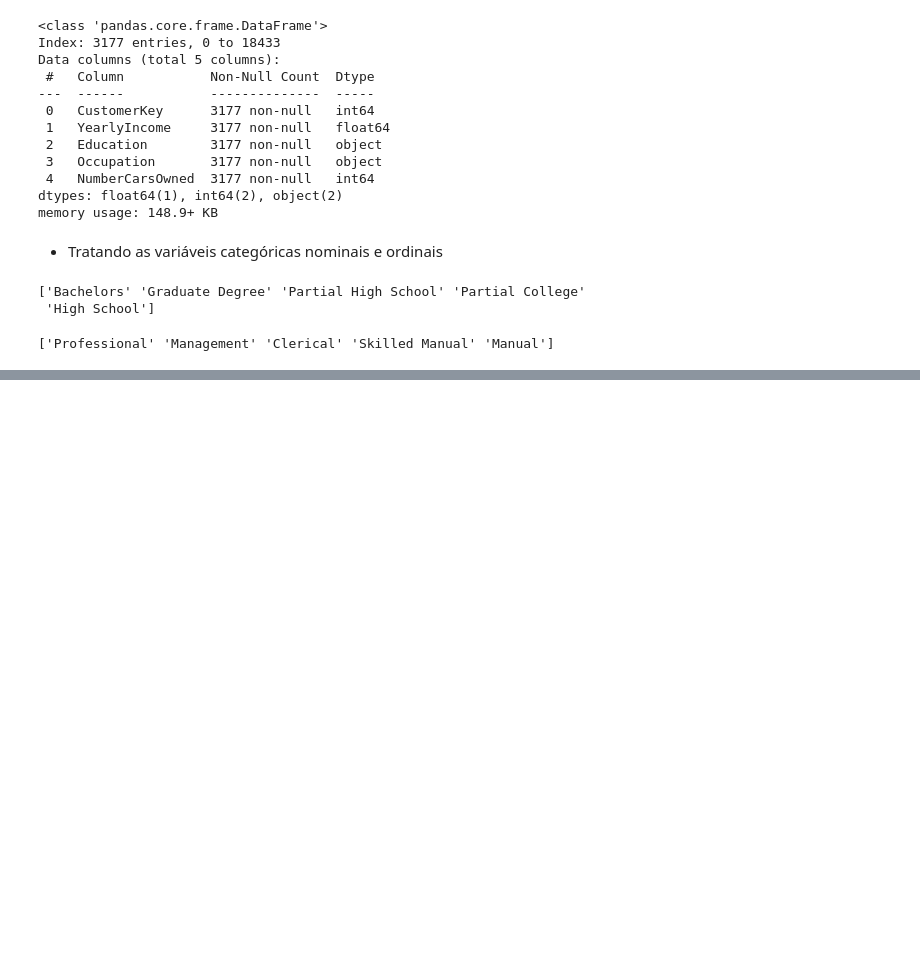
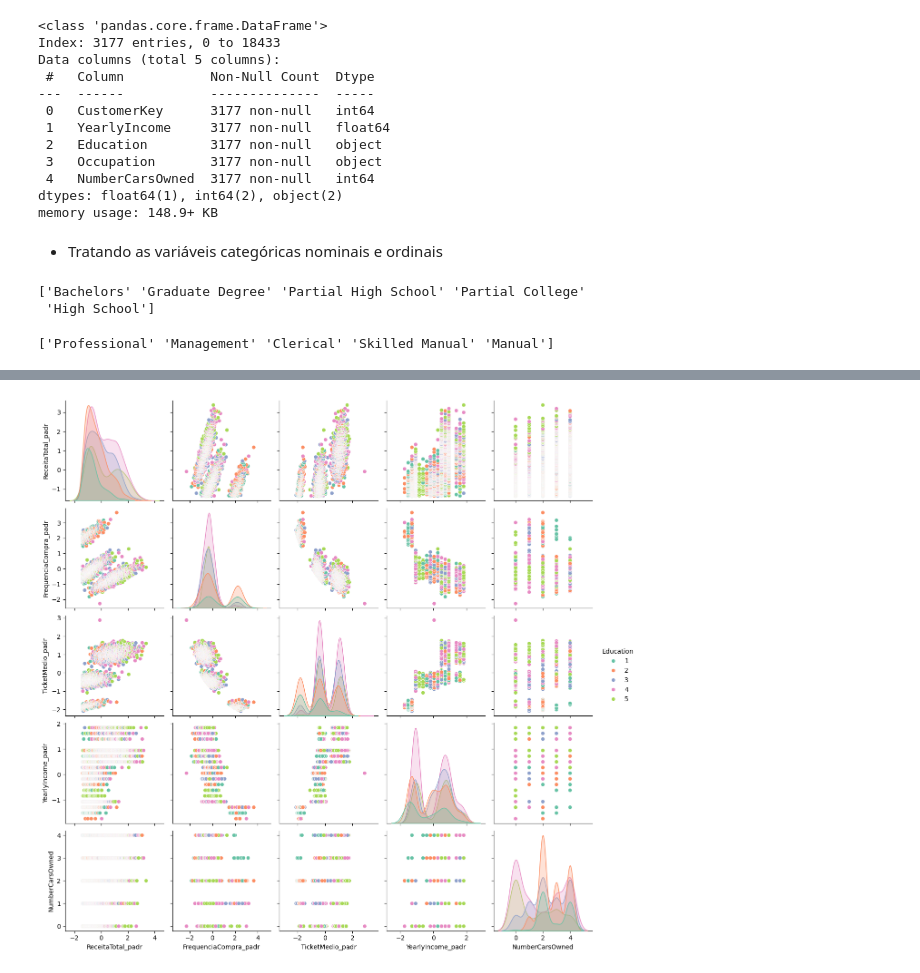
Before and after one commit to thiagonoobre/Customer-Insights-Segmentation-KMeans, a Jupyter notebook: Exploração_Análise_de_Dados_de_Vendas.ipynb, the cells around one changed output, grey strips where cells are left out. Saved outputs shown, nothing was run; the diff lists cells and outputs as text; code cells hidden in the pictures; blank space fills up the shorter version.

```diff
--- a/Exploração_Análise_de_Dados_de_Vendas.ipynb
+++ b/Exploração_Análise_de_Dados_de_Vendas.ipynb
@@ -764,0 +907,5 @@ demography_df.head(10)
+# %%
+sns.pairplot(customers_valiosos.drop(columns=['IdCliente', 'Occupation']), hue='Education', palette='Set2')
+plt.savefig('meu_grafico_seaborn1.png')
+# %% [output]
+[figure, added]
```
Also changed, not shown: parts of 27 cells of this notebook.
